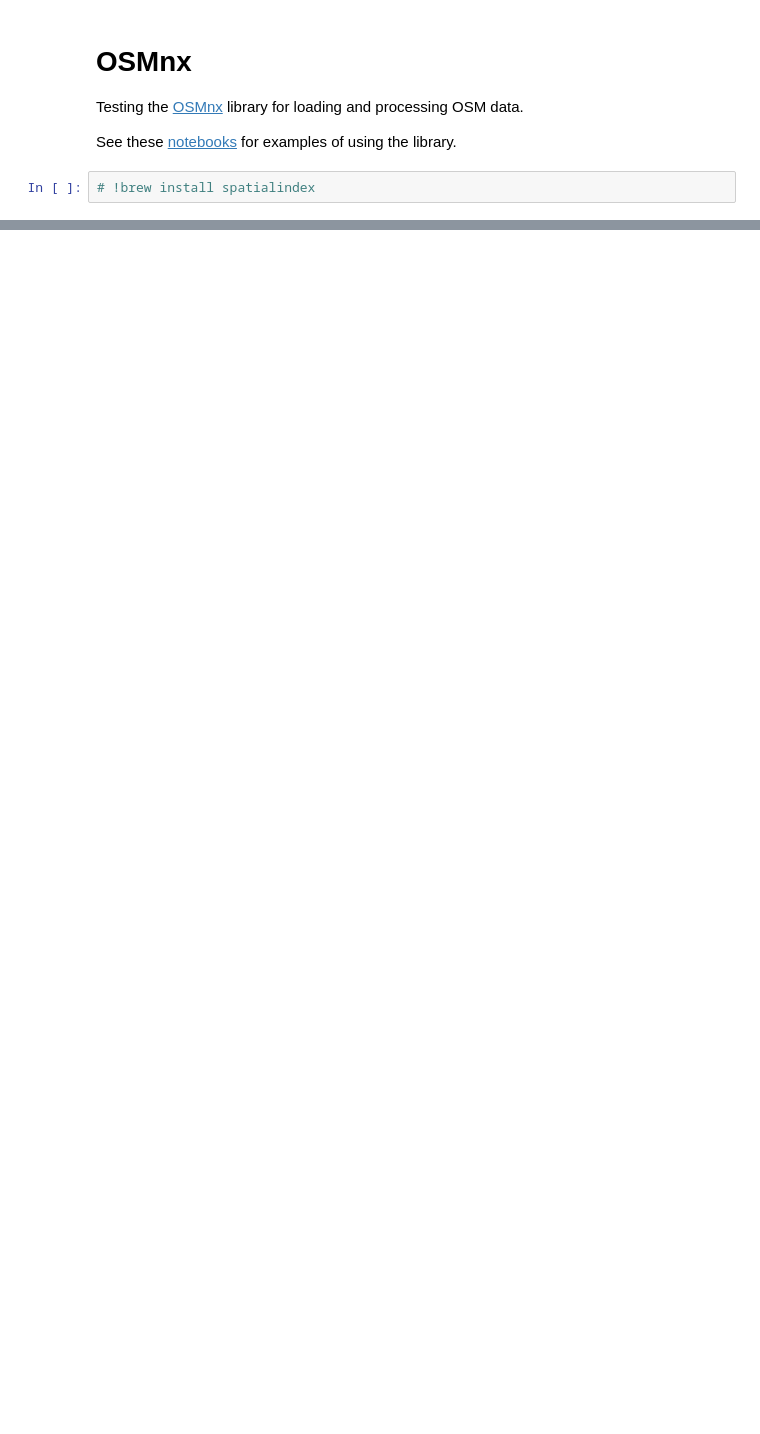
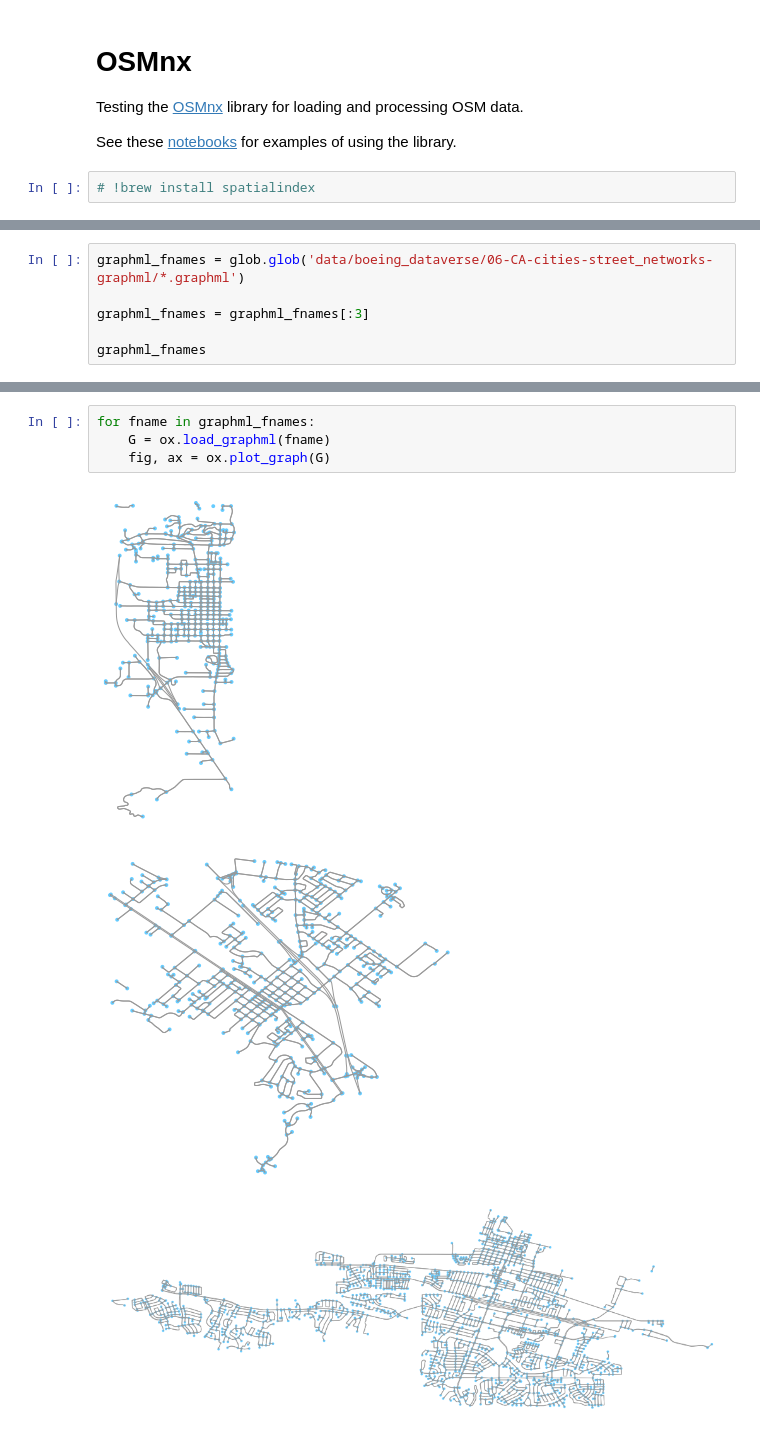
Before and after one commit to ischeinfeld/streets, a Jupyter notebook: OSMnx.ipynb, the cells around one changed output, grey strips where cells are left out. Drawn from its saved outputs; the diff is of its cells as text; blank space fills up the shorter version.

Commit message:
Added data loading code

```diff
--- a/OSMnx.ipynb
+++ b/OSMnx.ipynb
@@ -13,3 +15,9 @@ ox.config(log_console=True, use_cache=True)
 ox.__version__
 # %% [output]
 '0.10'
+# %%
+graphml_fnames = glob.glob('data/boeing_dataverse/06-CA-cities-street_networks-graphml/*.graphml')
+
+graphml_fnames = graphml_fnames[:3]
+
+graphml_fnames
@@ -15,0 +28,8 @@ ox.__version__
+# %%
+for fname in graphml_fnames:
+    G = ox.load_graphml(fname)
+    fig, ax = ox.plot_graph(G)
+# %% [output]
+[figure, added]
+[figure, added]
+[figure, added]
```
Also changed, not shown: parts of 4 cells of this notebook.
